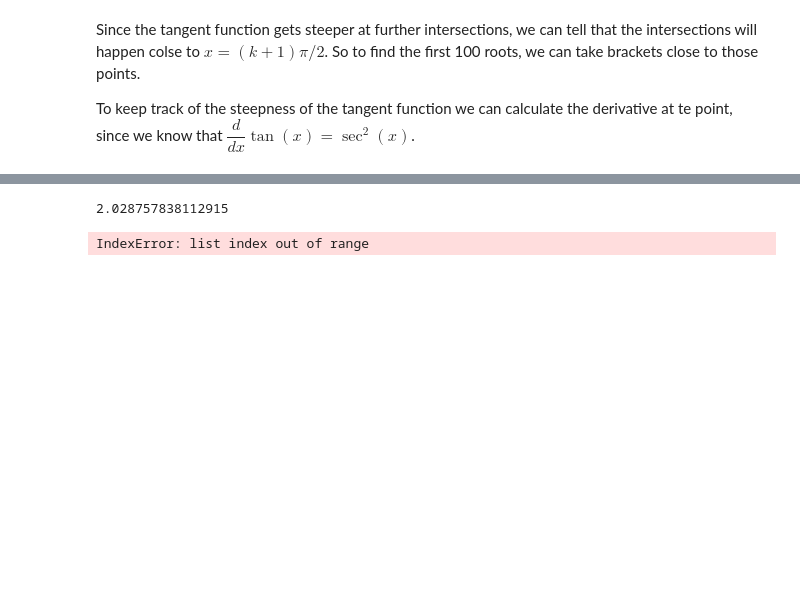
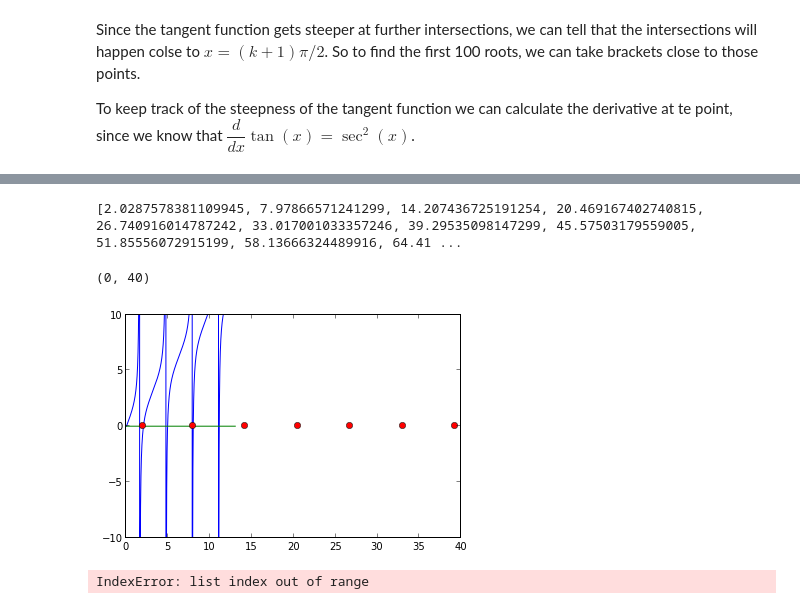
Before and after one commit to aespinosav/scientific-computing, a Jupyter notebook: Assesment.ipynb, the cells around one changed output, grey strips where cells are left out. Cells and saved outputs as stored; diff of their text form; code cells hidden in the pictures; blank space fills up the shorter version.

```diff
--- a/Assesment.ipynb
+++ b/Assesment.ipynb
@@ -97,7 +97,7 @@ Since the tangent function gets steeper at further intersections, we can tell th
 
 To keep track of the steepness of the tangent function we can calculate the derivative at te point, since we know that $\dfrac{d}{dx}\tan(x) = \sec^{2}(x)$.
 # %%
-def bisection2(f, a, b, tol_y = 1e-15, max_iterations = 100000):
+def bisection2(f, a, b, tol_y = 1e-15, max_iterations = 500000):
 
     iterations = 0
     aprox = 0.5*(a + b)
@@ -117,33 +117,37 @@ def bisection2(f, a, b, tol_y = 1e-15, max_iterations = 100000):
 
         aprox = 0.5*(a + b)
 
-    print "While loop finished. Iterations = ", iterations
+    #print "While loop finished. Iterations = ", iterations
     return aprox
 # %%
-%timeit
+%time
 tolerance = 1e-10
 delta = 0.01
 roots = []
-#a = 1.8
 b = 0.5*np.pi + np.pi/4.0
 
-for k in range(100):
-    print "finding {}th root".format(k)
-    a = b
+for k in range(201):
+    #print "finding {}th root".format(k)
 
-    dist_to_discont = abs( (k+1)*np.pi/2 - b)
+    dist_to_discont = abs( (k+1)*np.pi*0.5 - b)
 
-    while np.sign(f1(a)) == np.sign(f1(b)):
+    a =  (k+1)*np.pi*0.5 + 0.001*dist_to_discont
+    #print "starting while"
 
-        a -=dist_to_discont/2
+    #counter = 0
+    #while np.sign(f1(a)) == np.sign(f1(b)):
 
-        dist_to_discont = abs( (k+1)*np.pi/2 - a)
+     ##   dist_to_discont = abs( (k+1)*np.pi*0.5 - a)
+     #   a -=dist_to_discont*0.5
+      #  dist_to_discont = abs( (k+1)*np.pi*0.5 - a)
+       #
+        #counter += 1
 
-    print "found appropriate lower bound"
+    #print "found appropriate lower bound\n"
 
     roots.append(bisection2(f1, a, b, tol_y = tolerance))
     #gradient = (f(b + tolerance) - f(roots[-1]))/tolerance
     #gradient = 1/np.cos(b)**2.0 + 1
 
-    b = roots[-1] + np.pi
+    b = roots[-1] + np.pi*0.5
 # %% [output]
@@ -154,7 +156,15 @@ finding 1th root
-# %%
-roots[0]
-# %% [output]
-2.028757838112915
+# %%
+roots2 = [roots[i] for i in range(len(roots)) if i%2 == 0 ]
+print roots
+# %% [output]
+[2.0287578381109945, 7.97866571241299, 14.207436725191254, 20.469167402740815, 26.740916014787242, 33.017001033357246, 39.29535098147299, 45.57503179559005, 51.85556072915199, 58.13666324489916, 64.41 ...
+# %%
+plt.plot(x, f1(x), x, np.zeros(len(x)), roots, np.zeros(len(roots)), "o")
+plt.ylim([-10, 10])
+plt.xlim([0, 40])
+# %% [output]
+(0, 40)
+[figure, added]
 # %%
 f1(roots[2])
 # %% [output]
```
Also changed, not shown: parts of 1 cell of this notebook.
